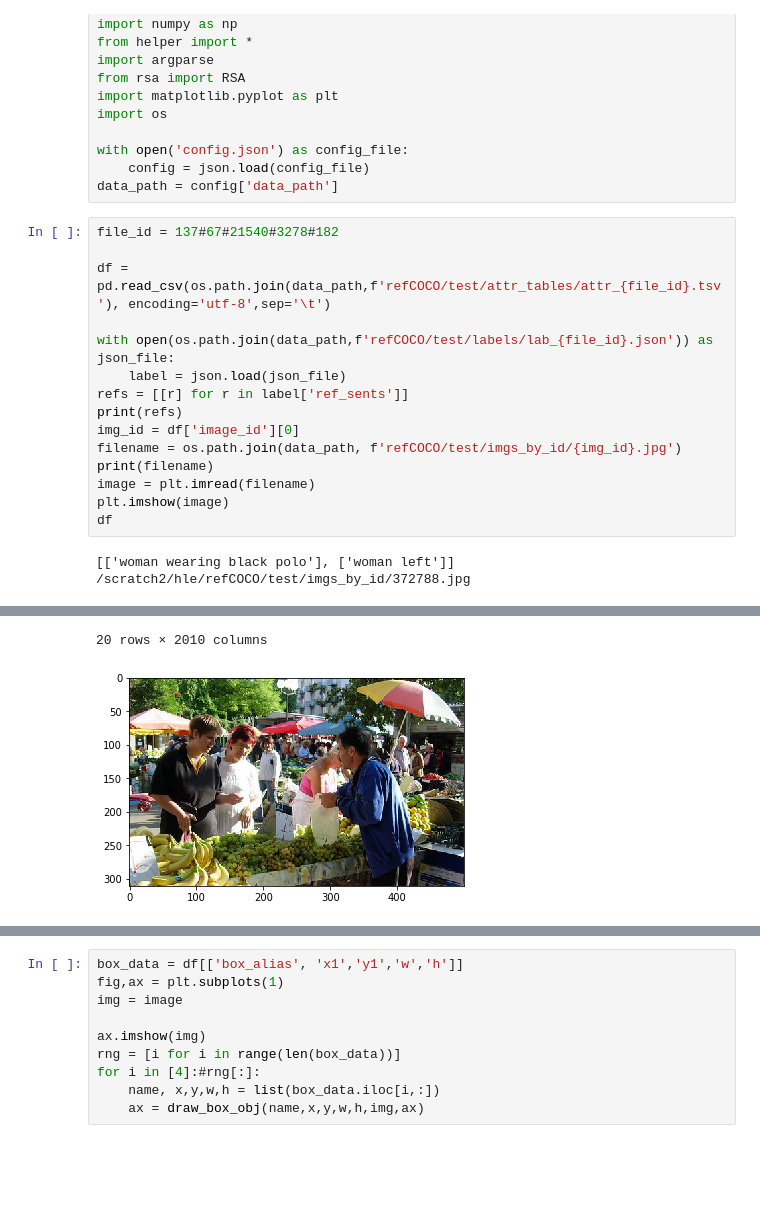
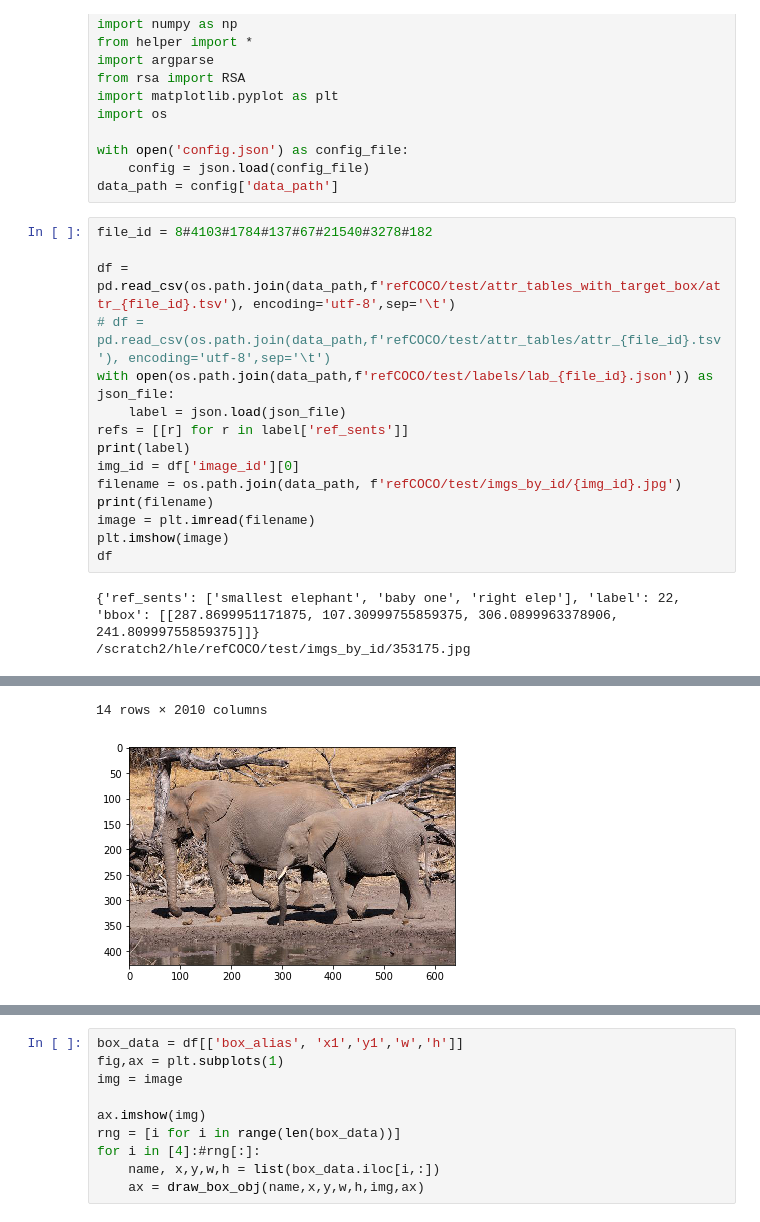
Before and after one commit to taufiqhusada/rsa_referring_expression, a Jupyter notebook: Demo_compute_expression_with_rsa.ipynb, the cells around one changed output, grey strips where cells are left out. Saved outputs shown, nothing was run; the diff lists cells and outputs as text; blank space fills up the shorter version.

```diff
--- a/Demo_compute_expression_with_rsa.ipynb
+++ b/Demo_compute_expression_with_rsa.ipynb
@@ -13,14 +13,14 @@ with open('config.json') as config_file:
     config = json.load(config_file)
 data_path = config['data_path']
 # %%
-file_id = 137#67#21540#3278#182
+file_id = 8#4103#1784#137#67#21540#3278#182
 
-df = pd.read_csv(os.path.join(data_path,f'refCOCO/test/attr_tables/attr_{file_id}.tsv'), encoding='utf-8',sep='\t')
-
+df = pd.read_csv(os.path.join(data_path,f'refCOCO/test/attr_tables_with_target_box/attr_{file_id}.tsv'), encoding='utf-8',sep='\t')
+# df = pd.read_csv(os.path.join(data_path,f'refCOCO/test/attr_tables/attr_{file_id}.tsv'), encoding='utf-8',sep='\t')
 with open(os.path.join(data_path,f'refCOCO/test/labels/lab_{file_id}.json')) as json_file:
     label = json.load(json_file)
 refs = [[r] for r in label['ref_sents']]
-print(refs)
+print(label)
 img_id = df['image_id'][0]
 filename = os.path.join(data_path, f'refCOCO/test/imgs_by_id/{img_id}.jpg')
 print(filename)
@@ -28,6 +28,6 @@ image = plt.imread(filename)
 plt.imshow(image)
 df
 # %% [output]
-[['woman wearing black polo'], ['woman left']]
-/scratch2/hle/refCOCO/test/imgs_by_id/372788.jpg
+{'ref_sents': ['smallest elephant', 'baby one', 'right elep'], 'label': 22, 'bbox': [[287.8699951171875, 107.30999755859375, 306.0899963378906, 241.80999755859375]]}
+/scratch2/hle/refCOCO/test/imgs_by_id/353175.jpg
 |  | box_alias | image_id | ann_id | ref_id | salience | x1 | y1 | w | h | TYPE_yolk | ... |
@@ -50,2 +48,2 @@ df
-20 rows × 2010 columns
+14 rows × 2010 columns
-[figure, old version]
+[figure, new version]
```
Also changed, not shown: parts of 15 cells of this notebook, 5 other files.
